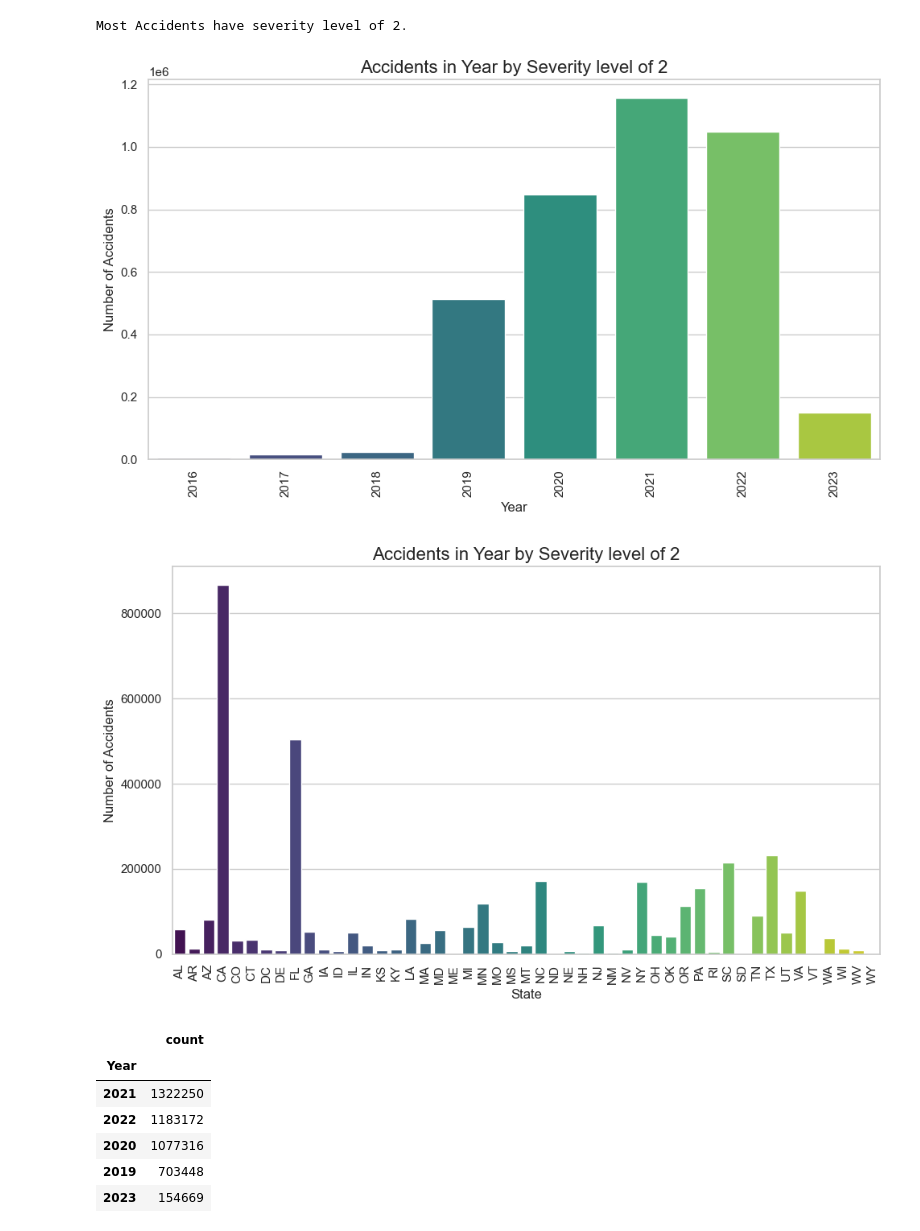
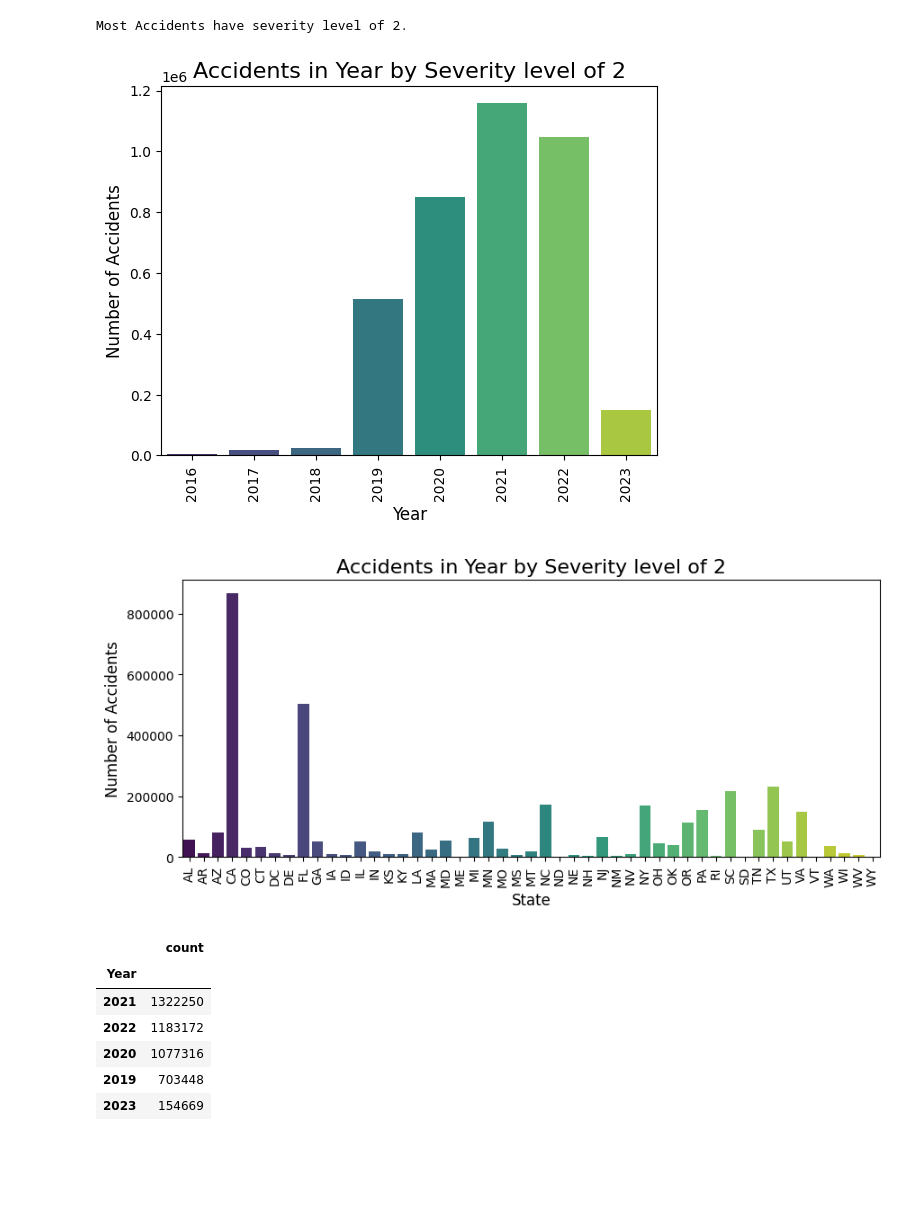
Before and after one commit to hackerx20/US_Accident-2016-2023-Analysis, a Jupyter notebook: US_Accident_Analysis.ipynb, the cells around one changed output. Saved outputs shown, nothing was run; the diff lists cells and outputs as text; code cells hidden in the pictures; blank space fills up the shorter version.

```diff
--- a/US_Accident_Analysis.ipynb
+++ b/US_Accident_Analysis.ipynb
@@ -107,9 +115,8 @@ Creating a new Dataset for EDA!
 df["Start_Time"] = pd.to_datetime(df['Start_Time'], errors='coerce')
 df.dropna(subset=["Start_Time"], inplace=True)
 df['Year'] = df['Start_Time'].dt.year
-df['Month'] = df['Start_Time'].dt.month
 # %%
-df_eda = df[["Severity", "State", "Start_Time", "Start_Lat", "Start_Lng", "Year", "Month", "Amenity", "Bump", "Crossing", "Give_Way", "Junction", "No_Exit",  "Railway", "Roundabout", "Station", "Stop", "Traffic_Calming", "Traffic_Signal", "Turning_Loop"]]
+df_eda = df[["Severity", "State", "Start_Time", "Start_Lat", "Start_Lng", "Year", "Amenity", "Bump", "Crossing", "Give_Way", "Junction", "No_Exit",  "Railway", "Roundabout", "Station", "Stop", "Traffic_Calming", "Traffic_Signal", "Turning_Loop"]]
 # %%
 df_eda.head(3)
 # %% [output]
@@ -155,28 +165,28 @@ Most Accidents have severity level of 2.
 # %%
 severity = 2
 df_severity = df_eda[df_eda['Severity'] == severity]
 
 # Aggregate accident counts by state
 Severity_accidents = df_severity.groupby('Year').size().reset_index(name='Accident_Count')
 
 # Set up the seaborn style
-sns.set(style="whitegrid")
+# sns.set(style="whitegrid")
 
 # Create the bar plot
-plt.figure(figsize=(10, 6))
+# plt.figure(figsize=(10, 6))
 sns.barplot(x='Year', y='Accident_Count', data=Severity_accidents, palette='viridis')
 
 # Customize the plot
 plt.title(f'Accidents in Year by Severity level of {severity}', fontsize=16)
 plt.xlabel('Year', fontsize=12)
 plt.ylabel('Number of Accidents', fontsize=12)
 plt.tick_params(axis='x', rotation=90)  # Rotate the x-axis labels for readability
 
 # Display the plot
-plt.tight_layout()  # Adjust layout to fit everything
+# plt.tight_layout()  # Adjust layout to fit everything
 plt.show()
 # %% [output]
-[figure, old version]
+[figure, new version]
 # %%
 severity = 2
 df_severity = df_eda[df_eda['Severity'] == severity]
@@ -185,10 +195,10 @@ df_severity = df_eda[df_eda['Severity'] == severity]
 Severity_accidents = df_severity.groupby('State').size().reset_index(name='Accident_Count')
 
 # Set up the seaborn style
-sns.set(style="whitegrid")
+# sns.set(style="whitegrid")
 
 # Create the bar plot
-plt.figure(figsize=(10, 6))
+plt.figure(figsize=(10, 4))
 sns.barplot(x='State', y='Accident_Count', data=Severity_accidents, palette='viridis')
 
 # Customize the plot
@@ -198,10 +208,10 @@ plt.ylabel('Number of Accidents', fontsize=12)
 plt.tick_params(axis='x', rotation=90)  # Rotate the x-axis labels for readability
 
 # Display the plot
-plt.tight_layout()  # Adjust layout to fit everything
+# plt.tight_layout()  # Adjust layout to fit everything
 plt.show()
 # %% [output]
-[figure, old version]
+[figure, new version]
 # %%
 df['Year'].value_counts().to_frame().style.bar(cmap=cmap)
 # %% [output]
```
Also changed, not shown: parts of 80 cells of this notebook, 6 other files.
